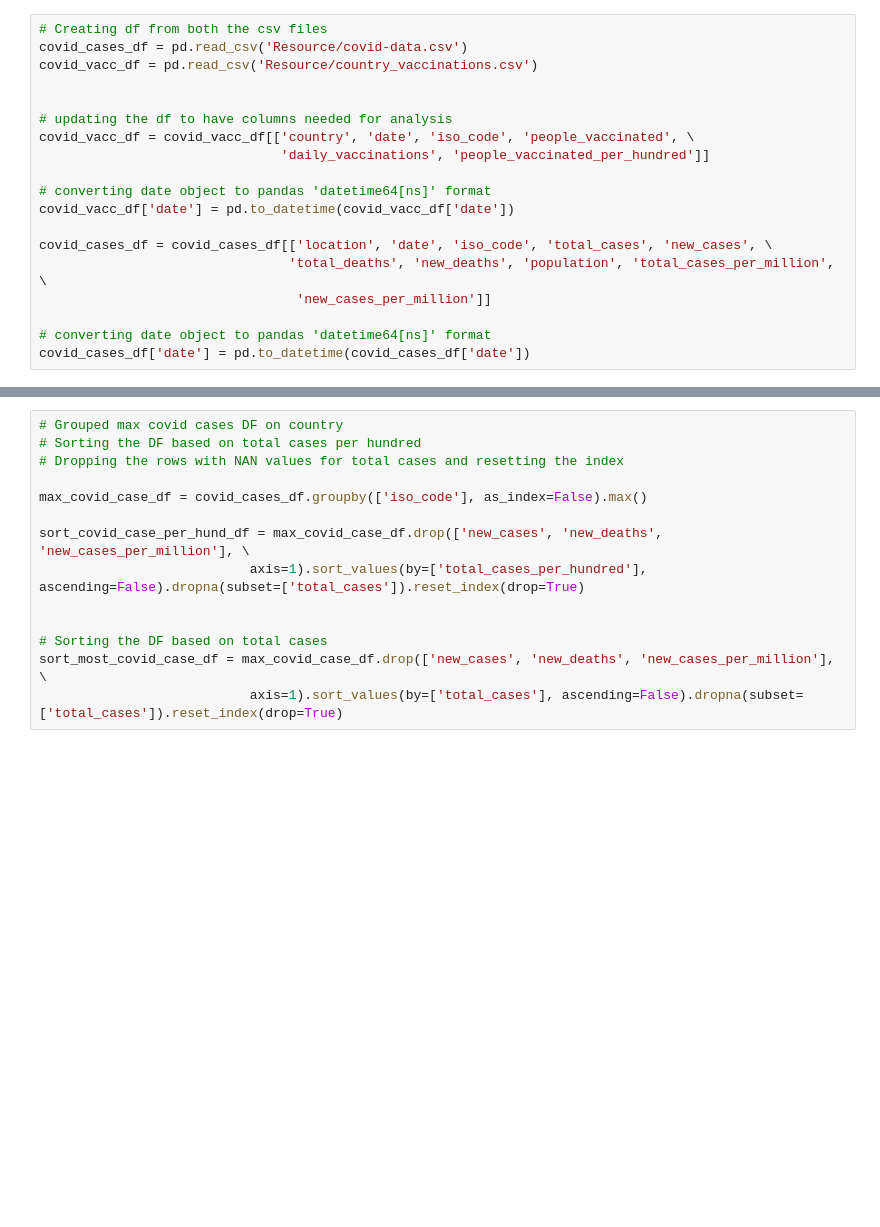
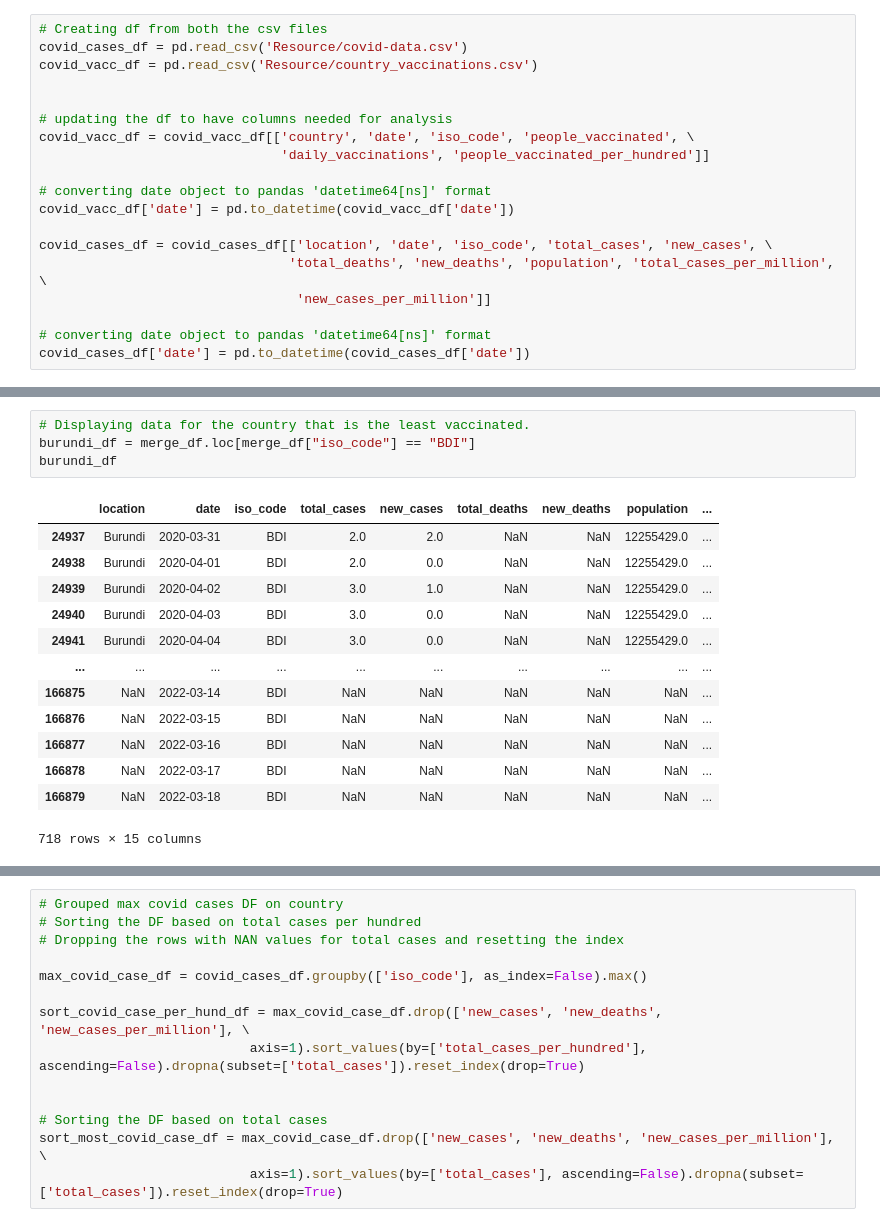
Before and after one commit to oiwuoni/group-3-bootcamp-project-1-repo, a Jupyter notebook: Covid-19_Cases_Vaccination.ipynb, the cells around one changed output, grey strips where cells are left out. Saved outputs shown, nothing was run; the diff lists cells and outputs as text; blank space fills up the shorter version.

```diff
--- a/Covid-19_Cases_Vaccination.ipynb
+++ b/Covid-19_Cases_Vaccination.ipynb
@@ -44,0 +95,18 @@ max_covid_vacc_df
+# %%
+# Displaying data for the country that is the least vaccinated.
+burundi_df = merge_df.loc[merge_df["iso_code"] == "BDI"]
+burundi_df
+# %% [output]
+|  | location | date | iso_code | total_cases | new_cases | total_deaths | new_deaths | population | ... |
+| 24937 | Burundi | 2020-03-31 | BDI | 2.0 | 2.0 | NaN | NaN | 12255429.0 | ... |
+| 24938 | Burundi | 2020-04-01 | BDI | 2.0 | 0.0 | NaN | NaN | 12255429.0 | ... |
+| 24939 | Burundi | 2020-04-02 | BDI | 3.0 | 1.0 | NaN | NaN | 12255429.0 | ... |
+| 24940 | Burundi | 2020-04-03 | BDI | 3.0 | 0.0 | NaN | NaN | 12255429.0 | ... |
+| 24941 | Burundi | 2020-04-04 | BDI | 3.0 | 0.0 | NaN | NaN | 12255429.0 | ... |
+| ... | ... | ... | ... | ... | ... | ... | ... | ... | ... |
+| 166875 | NaN | 2022-03-14 | BDI | NaN | NaN | NaN | NaN | NaN | ... |
+| 166876 | NaN | 2022-03-15 | BDI | NaN | NaN | NaN | NaN | NaN | ... |
+| 166877 | NaN | 2022-03-16 | BDI | NaN | NaN | NaN | NaN | NaN | ... |
+| 166878 | NaN | 2022-03-17 | BDI | NaN | NaN | NaN | NaN | NaN | ... |
+| 166879 | NaN | 2022-03-18 | BDI | NaN | NaN | NaN | NaN | NaN | ... |
+718 rows × 15 columns
```
Also changed, not shown: parts of 27 cells of this notebook.
